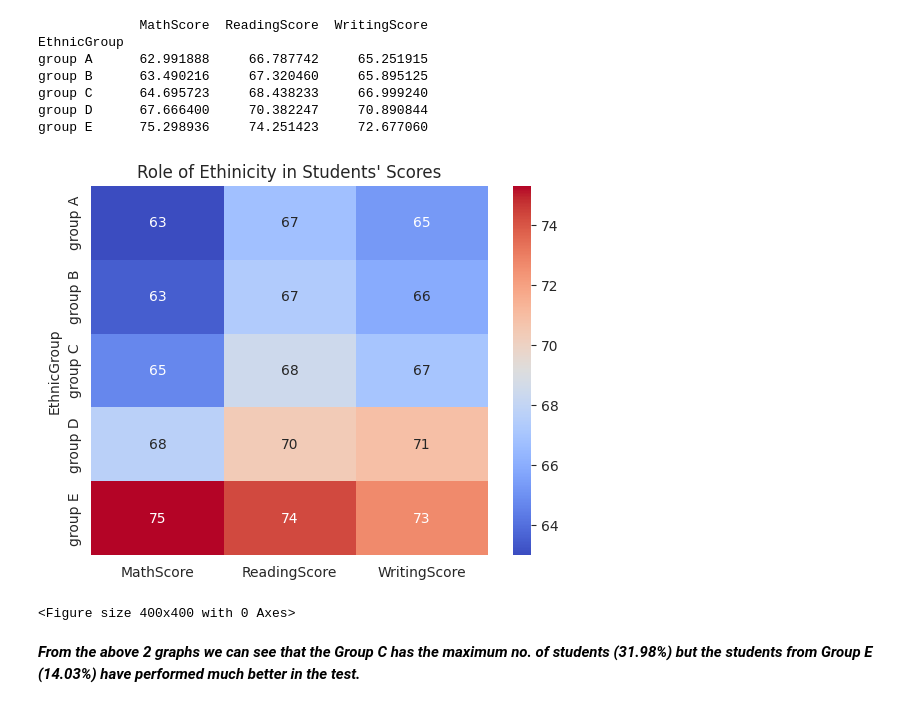
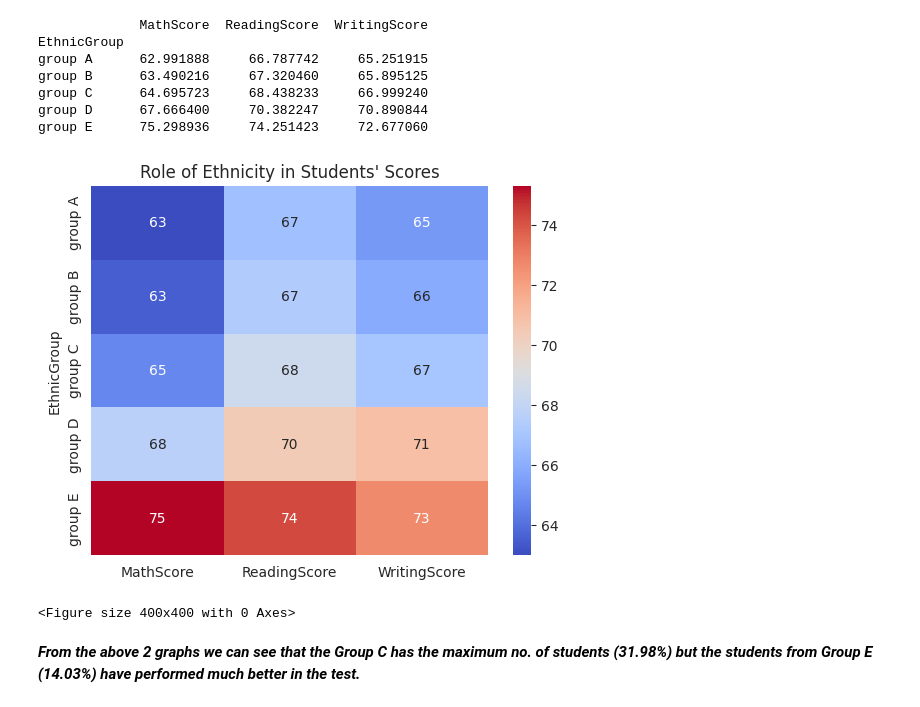
Before and after one commit to HafshaWahab/Students-Test-Scores-Analysis, a Jupyter notebook: students-test-scores-analysis.ipynb, the cells around one changed output. Cells and saved outputs as stored; diff of their text form; code cells hidden in the pictures.

Commit message:
Kaggle Notebook | Students Test Scores Analysis | Version 22

```diff
--- a/students-test-scores-analysis.ipynb
+++ b/students-test-scores-analysis.ipynb
@@ -306,8 +375,8 @@ plt.show()
 # %% [output]
 [figure]
 # %%
-ethinicity = df.groupby('EthnicGroup').agg({'MathScore':'mean','ReadingScore':'mean','WritingScore':'mean'})
-print(ethinicity)
+ethnicity = df.groupby('EthnicGroup').agg({'MathScore':'mean','ReadingScore':'mean','WritingScore':'mean'})
+print(ethnicity)
 # %% [output]
              MathScore  ReadingScore  WritingScore
 EthnicGroup
@@ -317,12 +386,12 @@ group C      64.695723     68.438233     66.999240
 group D      67.666400     70.382247     70.890844
 group E      75.298936     74.251423     72.677060
 # %%
-sns.heatmap(ethinicity, annot = True, cmap='coolwarm')
-plt.title("Role of Ethinicity in Students' Scores")
+sns.heatmap(ethnicity, annot = True, cmap='coolwarm')
+plt.title("Role of Ethnicity in Students' Scores")
 plt.figure(figsize=(4,4))
 plt.show()
 # %% [output]
-[figure, old version]
+[figure, new version]
 <Figure size 400x400 with 0 Axes>
 # %% [markdown]
 ***From the above 2 graphs we can see that the Group C has the maximum no. of students (31.98%) but the students from Group E (14.03%) have performed much better in the test.***
```
Also changed, not shown: parts of 11 cells of this notebook.
